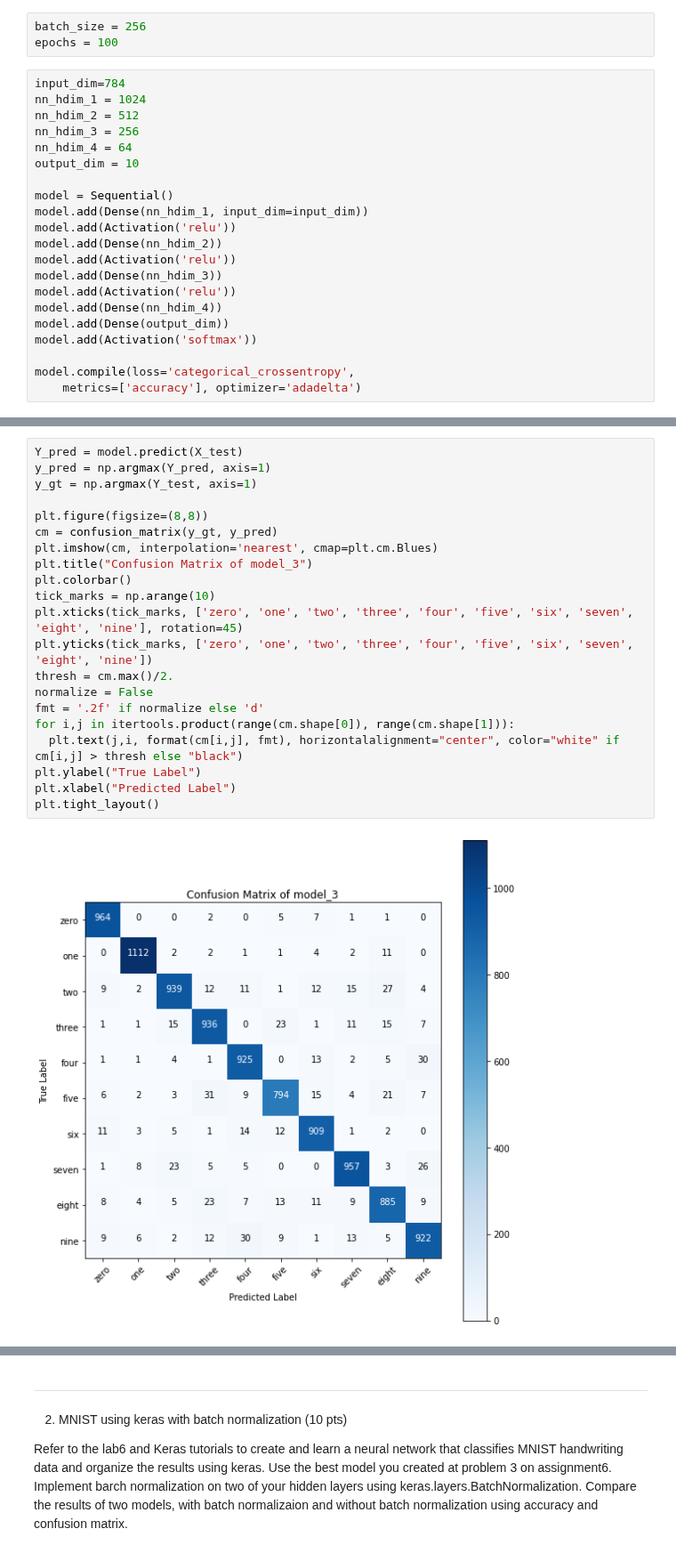
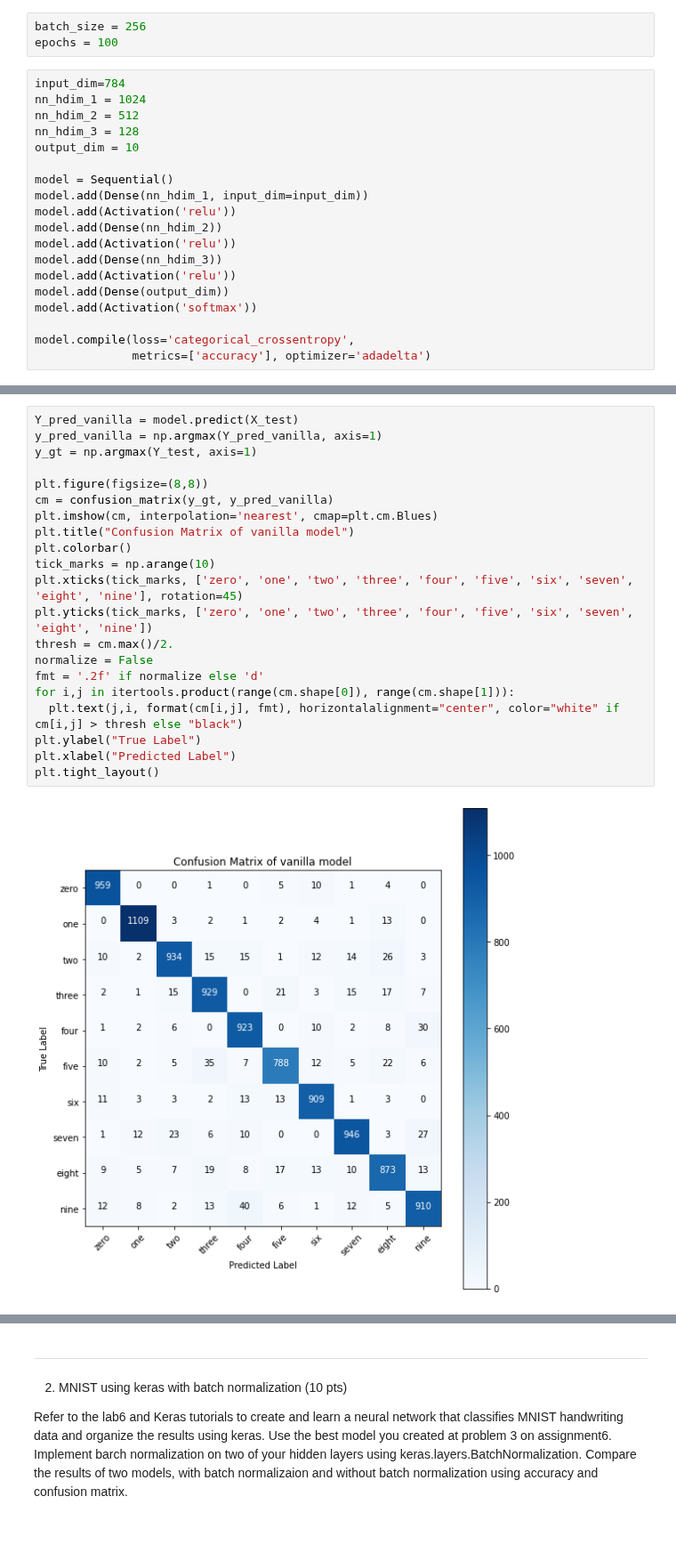
Before and after one commit to changwoonchoi/cl2020, a Jupyter notebook: as_7/assignment07.ipynb, the cells around one changed output, grey strips where cells are left out. Shown at 89% size. Drawn from its saved outputs; the diff is of its cells as text.

```diff
--- a/as_7/assignment07.ipynb
+++ b/as_7/assignment07.ipynb
@@ -103,8 +112,7 @@ epochs = 100
 input_dim=784
 nn_hdim_1 = 1024
 nn_hdim_2 = 512
-nn_hdim_3 = 256
-nn_hdim_4 = 64
+nn_hdim_3 = 128
 output_dim = 10
 
 model = Sequential()
@@ -114,12 +122,11 @@ model.add(Dense(nn_hdim_2))
 model.add(Activation('relu'))
 model.add(Dense(nn_hdim_3))
 model.add(Activation('relu'))
-model.add(Dense(nn_hdim_4))
 model.add(Dense(output_dim))
 model.add(Activation('softmax'))
 
 model.compile(loss='categorical_crossentropy',
-    metrics=['accuracy'], optimizer='adadelta')
+              metrics=['accuracy'], optimizer='adadelta')
 # %%
 model.fit(X_train, Y_train, batch_size=batch_size, epochs=epochs, verbose=1)
 # %% [output]
@@ -151,26 +158,26 @@ Test accuracy: 0.9343000054359436
 # %%
-Y_pred = model.predict(X_test)
-y_pred = np.argmax(Y_pred, axis=1)
+Y_pred_vanilla = model.predict(X_test)
+y_pred_vanilla = np.argmax(Y_pred_vanilla, axis=1)
 y_gt = np.argmax(Y_test, axis=1)
 
 plt.figure(figsize=(8,8))
-cm = confusion_matrix(y_gt, y_pred)
+cm = confusion_matrix(y_gt, y_pred_vanilla)
 plt.imshow(cm, interpolation='nearest', cmap=plt.cm.Blues)
-plt.title("Confusion Matrix of model_3")
+plt.title("Confusion Matrix of vanilla model")
 plt.colorbar()
 tick_marks = np.arange(10)
 plt.xticks(tick_marks, ['zero', 'one', 'two', 'three', 'four', 'five', 'six', 'seven', 'eight', 'nine'], rotation=45)
 plt.yticks(tick_marks, ['zero', 'one', 'two', 'three', 'four', 'five', 'six', 'seven', 'eight', 'nine'])
 thresh = cm.max()/2.
 normalize = False
 fmt = '.2f' if normalize else 'd'
 for i,j in itertools.product(range(cm.shape[0]), range(cm.shape[1])):
   plt.text(j,i, format(cm[i,j], fmt), horizontalalignment="center", color="white" if cm[i,j] > thresh else "black")
 plt.ylabel("True Label")
 plt.xlabel("Predicted Label")
 plt.tight_layout()
 # %% [output]
-[figure, old version]
+[figure, new version]
 # %%
 input_dim=784
 nn_hdim_1 = 1024
```
Also changed, not shown: parts of 35 cells of this notebook.
